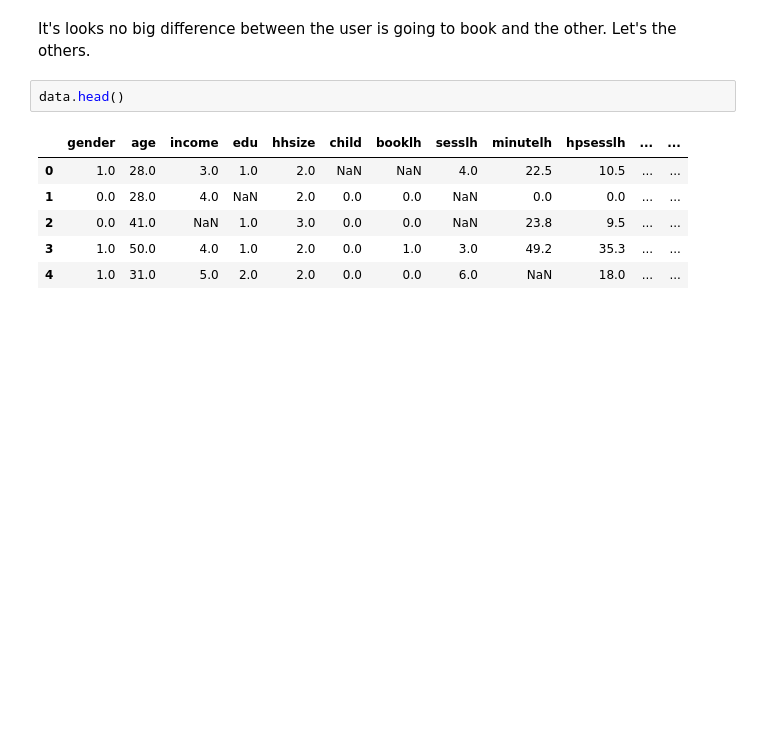
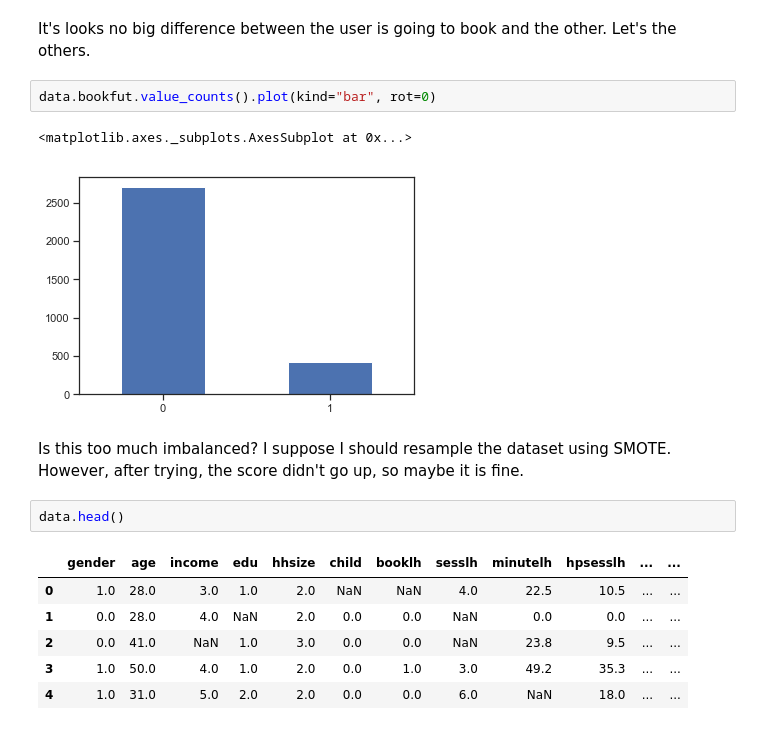
Before and after one commit to hopenjin/myBetterResumePage, a Jupyter notebook: affix/Hongpeng Jin_Project_Customer Booking Prediction from Expedia Clickstream Data.ipynb, the cells around one changed output. Drawn from its saved outputs; the diff is of its cells as text; blank space fills up the shorter version.

```diff
--- a/affix/Hongpeng Jin_Project_Customer Booking Prediction from Expedia Clickstream Data.ipynb
+++ b/affix/Hongpeng Jin_Project_Customer Booking Prediction from Expedia Clickstream Data.ipynb
@@ -33,5 +33,12 @@ sns.pairplot(df, hue="bookfut")
 # %% [markdown]
 It's looks no big difference between the user is going to book and the other. Let's the others.
+# %%
+data.bookfut.value_counts().plot(kind="bar", rot=0)
+# %% [output]
+<matplotlib.axes._subplots.AxesSubplot at 0x...>
+[figure, added]
+# %% [markdown]
+Is this too much imbalanced? I suppose I should resample the dataset using SMOTE. However, after trying, the score didn't go up, so maybe it is fine.
 # %%
 data.head()
 # %% [output]
```
Also changed, not shown: parts of 4 cells of this notebook, 1 other file.
